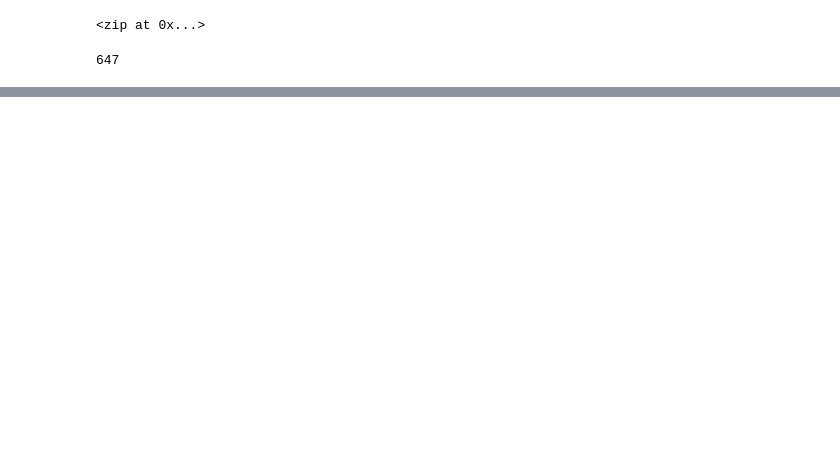
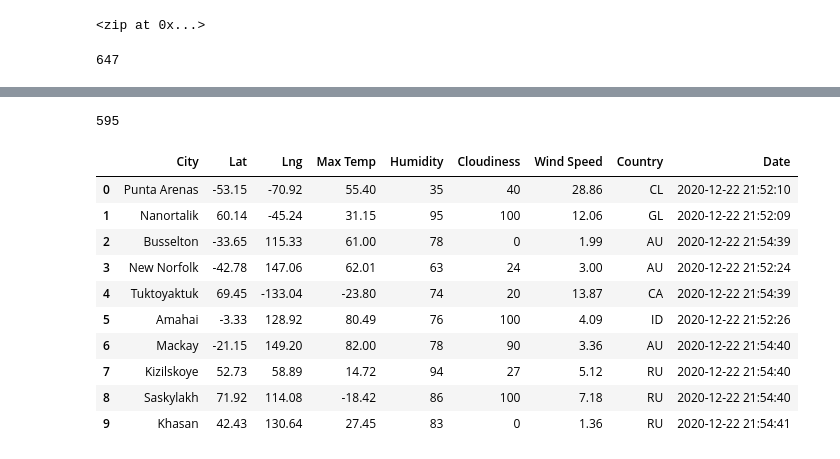
Before and after one commit to amylio/World_Weather_Analysis, a Jupyter notebook: WeatherPy.ipynb, the cells around one changed output, grey strips where cells are left out. Cells and saved outputs as stored; diff of their text form; code cells hidden in the pictures; blank space fills up the shorter version.

```diff
--- a/WeatherPy.ipynb
+++ b/WeatherPy.ipynb
@@ -32,0 +36,2 @@ len(cities)
+# %%
+url = "http://api.openweathermap.org/data/2.5/weather?units=Imperial&APPID=" + weather_api_key
@@ -32,0 +119,20 @@ len(cities)
+# %%
+print(len(city_data))
+# %% [output]
+595
+# %%
+# Convert the array of dictionaries to a Pandas DataFrame.
+city_data_df = pd.DataFrame(city_data)
+city_data_df.head(10)
+# %% [output]
+|  | City | Lat | Lng | Max Temp | Humidity | Cloudiness | Wind Speed | Country | Date |
+| 0 | Punta Arenas | -53.15 | -70.92 | 55.40 | 35 | 40 | 28.86 | CL | 2020-12-22 21:52:10 |
+| 1 | Nanortalik | 60.14 | -45.24 | 31.15 | 95 | 100 | 12.06 | GL | 2020-12-22 21:52:09 |
+| 2 | Busselton | -33.65 | 115.33 | 61.00 | 78 | 0 | 1.99 | AU | 2020-12-22 21:54:39 |
+| 3 | New Norfolk | -42.78 | 147.06 | 62.01 | 63 | 24 | 3.00 | AU | 2020-12-22 21:52:24 |
+| 4 | Tuktoyaktuk | 69.45 | -133.04 | -23.80 | 74 | 20 | 13.87 | CA | 2020-12-22 21:54:39 |
+| 5 | Amahai | -3.33 | 128.92 | 80.49 | 76 | 100 | 4.09 | ID | 2020-12-22 21:52:26 |
+| 6 | Mackay | -21.15 | 149.20 | 82.00 | 78 | 90 | 3.36 | AU | 2020-12-22 21:54:40 |
+| 7 | Kizilskoye | 52.73 | 58.89 | 14.72 | 94 | 27 | 5.12 | RU | 2020-12-22 21:54:40 |
+| 8 | Saskylakh | 71.92 | 114.08 | -18.42 | 86 | 100 | 7.18 | RU | 2020-12-22 21:54:40 |
+| 9 | Khasan | 42.43 | 130.64 | 27.45 | 83 | 0 | 1.36 | RU | 2020-12-22 21:54:41 |
```
Also changed, not shown: parts of 5 cells of this notebook, 1 other file.
